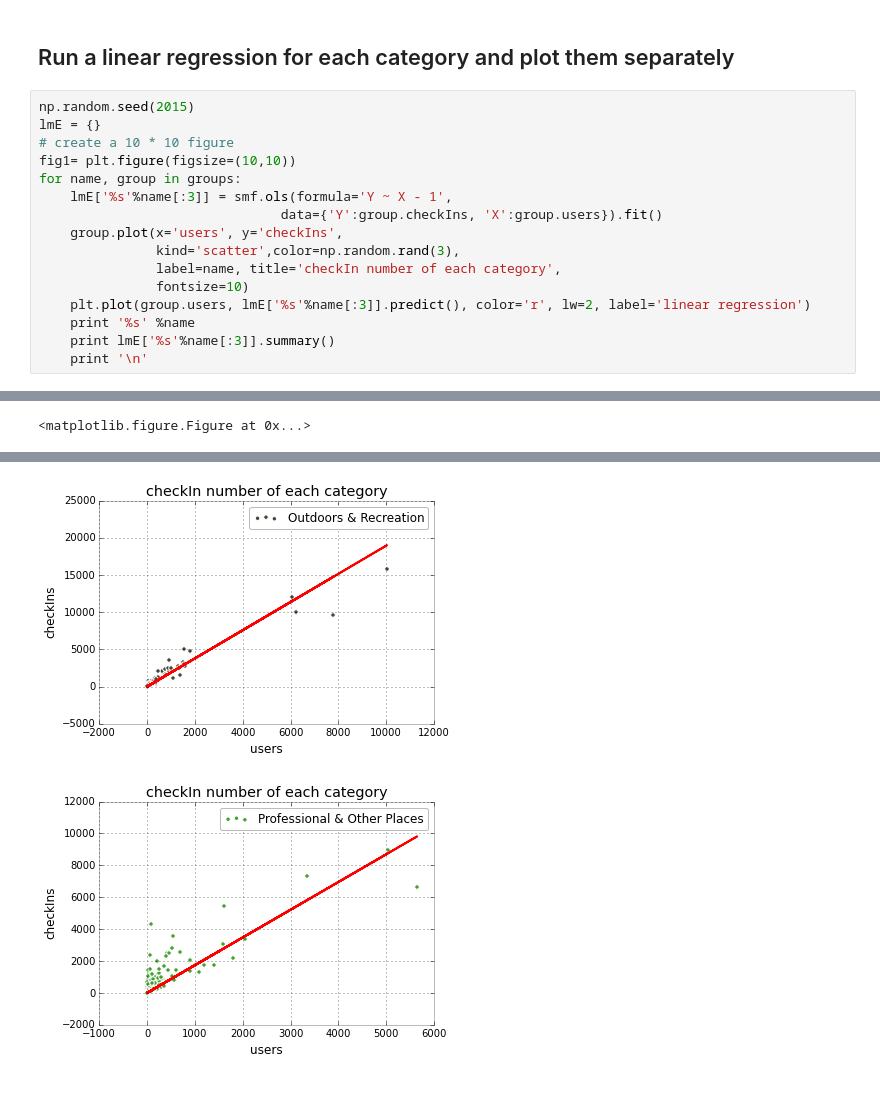
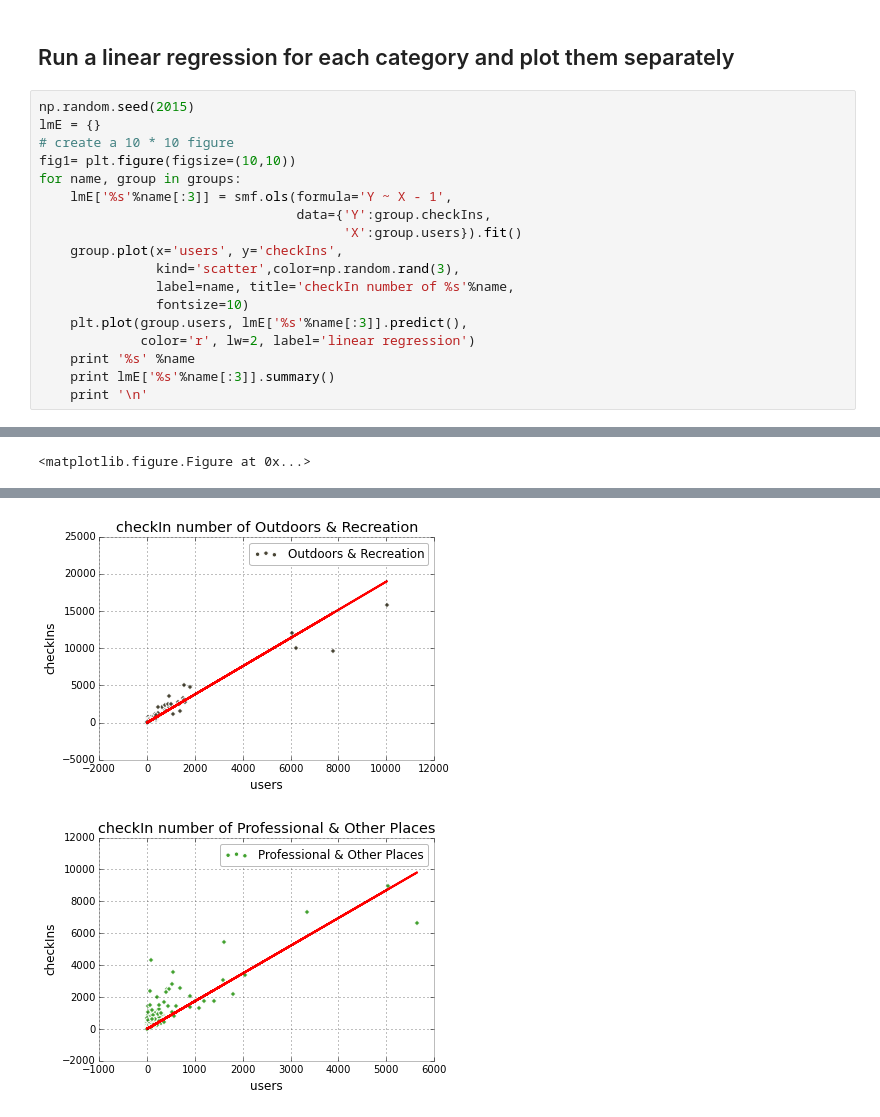
Before and after one commit to Elixeus/ads_project_shared_code, a Jupyter notebook: analysis.ipynb, the cells around one changed output, grey strips where cells are left out. Cells and saved outputs as stored; diff of their text form.

Commit message:
change name of each separate plot

```diff
--- a/analysis.ipynb
+++ b/analysis.ipynb
@@ -229,12 +229,14 @@ lmE = {}
 fig1= plt.figure(figsize=(10,10))
 for name, group in groups:
     lmE['%s'%name[:3]] = smf.ols(formula='Y ~ X - 1',
-                               data={'Y':group.checkIns, 'X':group.users}).fit()
+                                 data={'Y':group.checkIns,
+                                       'X':group.users}).fit()
     group.plot(x='users', y='checkIns',
                kind='scatter',color=np.random.rand(3),
-               label=name, title='checkIn number of each category',
+               label=name, title='checkIn number of %s'%name,
                fontsize=10)
-    plt.plot(group.users, lmE['%s'%name[:3]].predict(), color='r', lw=2, label='linear regression')
+    plt.plot(group.users, lmE['%s'%name[:3]].predict(),
+             color='r', lw=2, label='linear regression')
     print '%s' %name
     print lmE['%s'%name[:3]].summary()
     print '\n'
@@ -265,2 +267,2 @@ Warnings:
-[figure, old version]
+[figure, new version]
-[figure, old version]
+[figure, new version]
```
Also changed, not shown: parts of 1 cell of this notebook.
